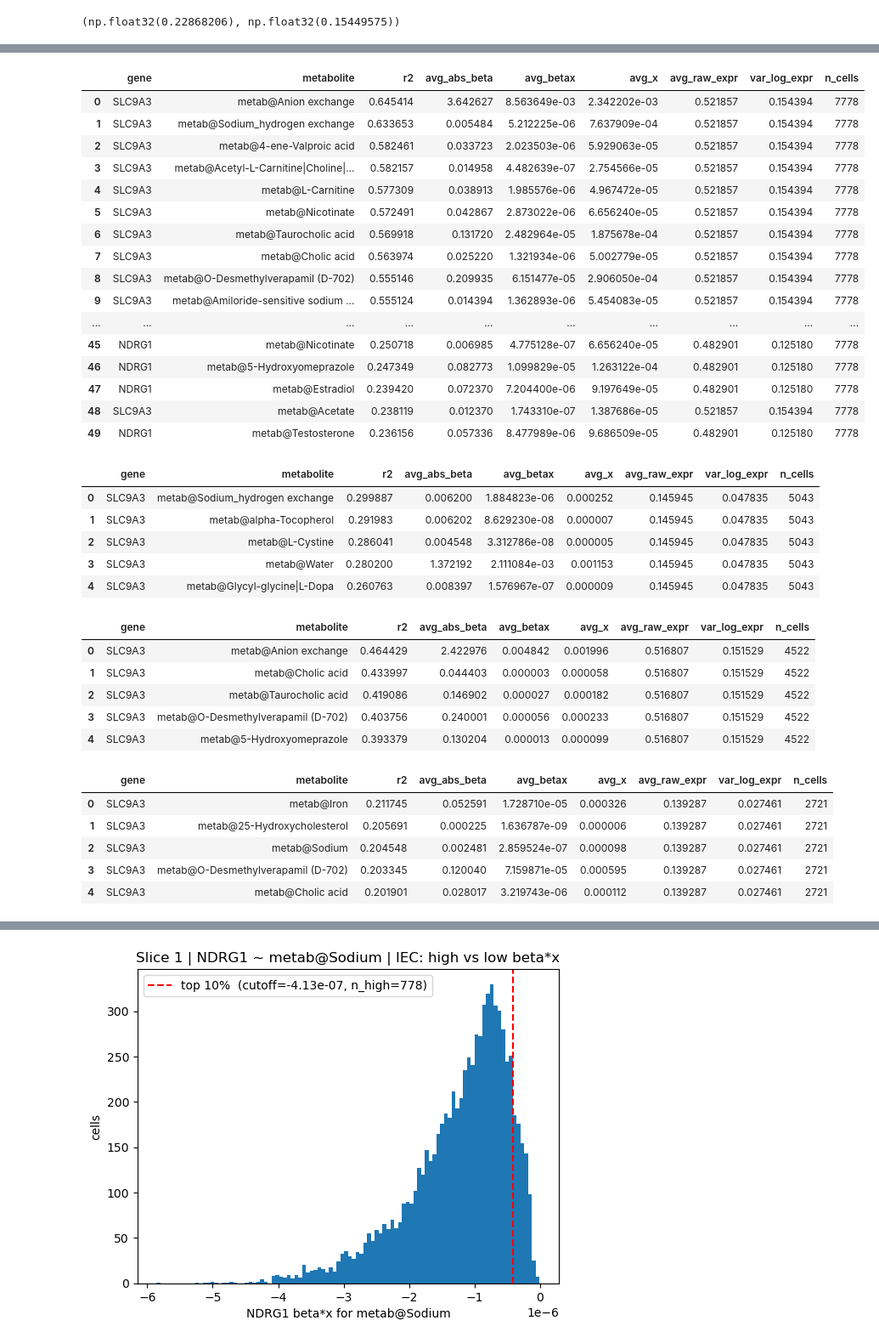
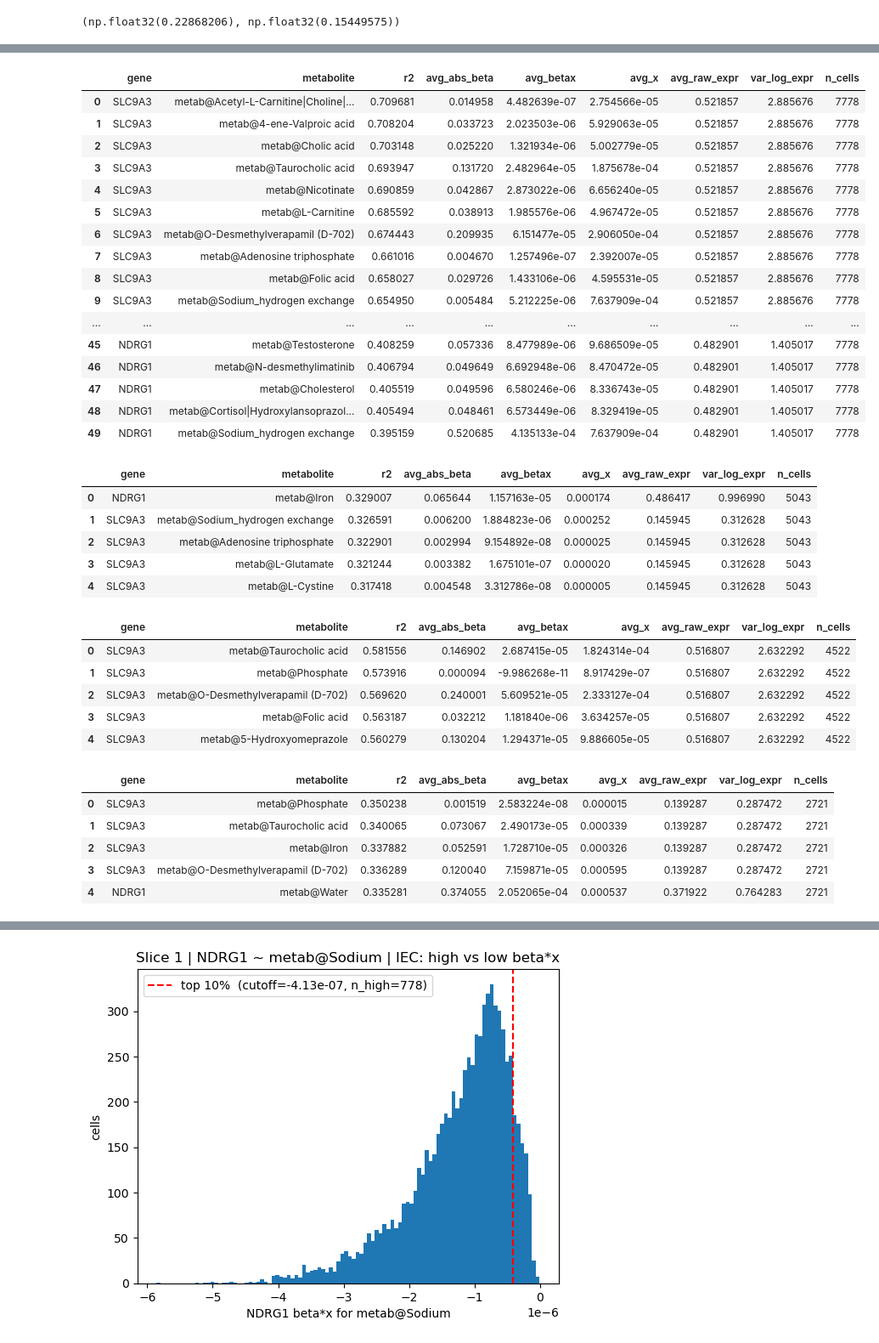
Before and after one commit to fosterea/MetabTravLR, a Jupyter notebook: metab_processing/Analysis/Foster/alexi_uc_NDRG1.ipynb, the cells around one changed output, grey strips where cells are left out. Shown at 85% size. Saved outputs shown, nothing was run; the diff lists cells and outputs as text; code cells hidden in the pictures.

```diff
--- a/metab_processing/Analysis/Foster/alexi_uc_NDRG1.ipynb
+++ b/metab_processing/Analysis/Foster/alexi_uc_NDRG1.ipynb
@@ -352,14 +352,14 @@ plot_density_scatter(
 #   avg_raw_expr -- mean of RAW counts        (adata.X)          -- same for a gene's metabs
 #   var_log_expr -- variance of LOG expression (log_normalized_counts) -- same for a gene's metabs
 # NaN betas/expression dropped per pair; <3 valid cells or constant beta*x/expr -> NaN R^2.
-def betax_vs_gene_r2(adata, tier, cell_types=None, genes=None):
+def betax_vs_gene_r2(adata, tier, cell_types=None, genes=None, r_layer='log_normalized_counts'):
     genes = list(adata.uns['betax_modulators']) if genes is None else genes
     sub = adata if cell_types is None else adata[adata.obs[tier].isin(cell_types)]
     x_idx = {m: i for i, m in enumerate(adata.uns['x_metab_modulators'])}
     rows = []
     for g in genes:
         raw = sub[:, g].X.toarray().ravel()                                    # raw counts
-        logx = sub[:, g].layers['log_normalized_counts'].toarray().ravel()     # log-normalized
+        logx = sub[:, g].layers[r_layer].toarray().ravel()     # log-normalized
         avg_raw_expr, var_log_expr = float(np.nanmean(raw)), float(np.nanvar(logx))
         beta = sub.obsm[f'beta_{g}']
         beta_mods = list(adata.uns['beta_modulators'][g])
@@ -381,63 +381,63 @@ def betax_vs_gene_r2(adata, tier, cell_types=None, genes=None):
                          'n_cells': int(m.sum())})
     return pd.DataFrame(rows).sort_values('r2', ascending=False, ignore_index=True)
 # %%
-betax_r2 = betax_vs_gene_r2(adata, TIER, cell_types=[CELL_TYPE])
-betax_r2_slice2 = betax_vs_gene_r2(adata2, TIER, cell_types=[CELL_TYPE])
-betax_r2_slice3 = betax_vs_gene_r2(adata3, TIER, cell_types=[CELL_TYPE])
-betax_r2_slice4 = betax_vs_gene_r2(adata4, TIER, cell_types=[CELL_TYPE])
+betax_r2 = betax_vs_gene_r2(adata, TIER, cell_types=[CELL_TYPE], r_layer='raw_count')
+betax_r2_slice2 = betax_vs_gene_r2(adata2, TIER, cell_types=[CELL_TYPE], r_layer='raw_count')
+betax_r2_slice3 = betax_vs_gene_r2(adata3, TIER, cell_types=[CELL_TYPE], r_layer='raw_count')
+betax_r2_slice4 = betax_vs_gene_r2(adata4, TIER, cell_types=[CELL_TYPE], r_layer='raw_count')
 
 # Re-order by a different field -- uncomment one:
 # betax_r2 = betax_r2.sort_values('avg_abs_beta', ascending=False, ignore_index=True)
 # betax_r2 = betax_r2.sort_values('avg_betax',    ascending=False, ignore_index=True)
 # betax_r2 = betax_r2.sort_values('avg_x',        ascending=False, ignore_index=True)
 # betax_r2 = betax_r2.sort_values('avg_raw_expr', ascending=False, ignore_index=True)
 # betax_r2 = betax_r2.sort_values('var_log_expr', ascending=False, ignore_index=True)
 betax_r2.head(50)
 # %% [output]
 |  | gene | metabolite | r2 | avg_abs_beta | avg_betax | avg_x | avg_raw_expr | var_log_expr | n_cells |
-| 0 | SLC9A3 | metab@Anion exchange | 0.645414 | 3.642627 | 8.563649e-03 | 2.342202e-03 | 0.521857 | 0.154394 | 7778 |
-| 1 | SLC9A3 | metab@Sodium_hydrogen exchange | 0.633653 | 0.005484 | 5.212225e-06 | 7.637909e-04 | 0.521857 | 0.154394 | 7778 |
-| 2 | SLC9A3 | metab@4-ene-Valproic acid | 0.582461 | 0.033723 | 2.023503e-06 | 5.929063e-05 | 0.521857 | 0.154394 | 7778 |
-| 3 | SLC9A3 | metab@Acetyl-L-Carnitine|Choline|... | 0.582157 | 0.014958 | 4.482639e-07 | 2.754566e-05 | 0.521857 | 0.154394 | 7778 |
-| 4 | SLC9A3 | metab@L-Carnitine | 0.577309 | 0.038913 | 1.985576e-06 | 4.967472e-05 | 0.521857 | 0.154394 | 7778 |
-| 5 | SLC9A3 | metab@Nicotinate | 0.572491 | 0.042867 | 2.873022e-06 | 6.656240e-05 | 0.521857 | 0.154394 | 7778 |
-| 6 | SLC9A3 | metab@Taurocholic acid | 0.569918 | 0.131720 | 2.482964e-05 | 1.875678e-04 | 0.521857 | 0.154394 | 7778 |
-| 7 | SLC9A3 | metab@Cholic acid | 0.563974 | 0.025220 | 1.321934e-06 | 5.002779e-05 | 0.521857 | 0.154394 | 7778 |
-| 8 | SLC9A3 | metab@O-Desmethylverapamil (D-702) | 0.555146 | 0.209935 | 6.151477e-05 | 2.906050e-04 | 0.521857 | 0.154394 | 7778 |
-| 9 | SLC9A3 | metab@Amiloride-sensitive sodium ... | 0.555124 | 0.014394 | 1.362893e-06 | 5.454083e-05 | 0.521857 | 0.154394 | 7778 |
+| 0 | SLC9A3 | metab@Acetyl-L-Carnitine|Choline|... | 0.709681 | 0.014958 | 4.482639e-07 | 2.754566e-05 | 0.521857 | 2.885676 | 7778 |
+| 1 | SLC9A3 | metab@4-ene-Valproic acid | 0.708204 | 0.033723 | 2.023503e-06 | 5.929063e-05 | 0.521857 | 2.885676 | 7778 |
+| 2 | SLC9A3 | metab@Cholic acid | 0.703148 | 0.025220 | 1.321934e-06 | 5.002779e-05 | 0.521857 | 2.885676 | 7778 |
+| 3 | SLC9A3 | metab@Taurocholic acid | 0.693947 | 0.131720 | 2.482964e-05 | 1.875678e-04 | 0.521857 | 2.885676 | 7778 |
+| 4 | SLC9A3 | metab@Nicotinate | 0.690859 | 0.042867 | 2.873022e-06 | 6.656240e-05 | 0.521857 | 2.885676 | 7778 |
+| 5 | SLC9A3 | metab@L-Carnitine | 0.685592 | 0.038913 | 1.985576e-06 | 4.967472e-05 | 0.521857 | 2.885676 | 7778 |
+| 6 | SLC9A3 | metab@O-Desmethylverapamil (D-702) | 0.674443 | 0.209935 | 6.151477e-05 | 2.906050e-04 | 0.521857 | 2.885676 | 7778 |
+| 7 | SLC9A3 | metab@Adenosine triphosphate | 0.661016 | 0.004670 | 1.257496e-07 | 2.392007e-05 | 0.521857 | 2.885676 | 7778 |
+| 8 | SLC9A3 | metab@Folic acid | 0.658027 | 0.029726 | 1.433106e-06 | 4.595531e-05 | 0.521857 | 2.885676 | 7778 |
+| 9 | SLC9A3 | metab@Sodium_hydrogen exchange | 0.654950 | 0.005484 | 5.212225e-06 | 7.637909e-04 | 0.521857 | 2.885676 | 7778 |
 | ... | ... | ... | ... | ... | ... | ... | ... | ... | ... |
-| 45 | NDRG1 | metab@Nicotinate | 0.250718 | 0.006985 | 4.775128e-07 | 6.656240e-05 | 0.482901 | 0.125180 | 7778 |
-| 46 | NDRG1 | metab@5-Hydroxyomeprazole | 0.247349 | 0.082773 | 1.099829e-05 | 1.263122e-04 | 0.482901 | 0.125180 | 7778 |
-| 47 | NDRG1 | metab@Estradiol | 0.239420 | 0.072370 | 7.204400e-06 | 9.197649e-05 | 0.482901 | 0.125180 | 7778 |
-| 48 | SLC9A3 | metab@Acetate | 0.238119 | 0.012370 | 1.743310e-07 | 1.387686e-05 | 0.521857 | 0.154394 | 7778 |
-| 49 | NDRG1 | metab@Testosterone | 0.236156 | 0.057336 | 8.477989e-06 | 9.686509e-05 | 0.482901 | 0.125180 | 7778 |
+| 45 | NDRG1 | metab@Testosterone | 0.408259 | 0.057336 | 8.477989e-06 | 9.686509e-05 | 0.482901 | 1.405017 | 7778 |
+| 46 | NDRG1 | metab@N-desmethylimatinib | 0.406794 | 0.049649 | 6.692948e-06 | 8.470472e-05 | 0.482901 | 1.405017 | 7778 |
+| 47 | NDRG1 | metab@Cholesterol | 0.405519 | 0.049596 | 6.580246e-06 | 8.336743e-05 | 0.482901 | 1.405017 | 7778 |
+| 48 | NDRG1 | metab@Cortisol|Hydroxylansoprazol... | 0.405494 | 0.048461 | 6.573449e-06 | 8.329419e-05 | 0.482901 | 1.405017 | 7778 |
+| 49 | NDRG1 | metab@Sodium_hydrogen exchange | 0.395159 | 0.520685 | 4.135133e-04 | 7.637909e-04 | 0.482901 | 1.405017 | 7778 |
 # %%
 betax_r2_slice2.head(5)
 # %% [output]
 |  | gene | metabolite | r2 | avg_abs_beta | avg_betax | avg_x | avg_raw_expr | var_log_expr | n_cells |
-| 0 | SLC9A3 | metab@Sodium_hydrogen exchange | 0.299887 | 0.006200 | 1.884823e-06 | 0.000252 | 0.145945 | 0.047835 | 5043 |
-| 1 | SLC9A3 | metab@alpha-Tocopherol | 0.291983 | 0.006202 | 8.629230e-08 | 0.000007 | 0.145945 | 0.047835 | 5043 |
-| 2 | SLC9A3 | metab@L-Cystine | 0.286041 | 0.004548 | 3.312786e-08 | 0.000005 | 0.145945 | 0.047835 | 5043 |
-| 3 | SLC9A3 | metab@Water | 0.280200 | 1.372192 | 2.111084e-03 | 0.001153 | 0.145945 | 0.047835 | 5043 |
-| 4 | SLC9A3 | metab@Glycyl-glycine|L-Dopa | 0.260763 | 0.008397 | 1.576967e-07 | 0.000009 | 0.145945 | 0.047835 | 5043 |
+| 0 | NDRG1 | metab@Iron | 0.329007 | 0.065644 | 1.157163e-05 | 0.000174 | 0.486417 | 0.996990 | 5043 |
+| 1 | SLC9A3 | metab@Sodium_hydrogen exchange | 0.326591 | 0.006200 | 1.884823e-06 | 0.000252 | 0.145945 | 0.312628 | 5043 |
+| 2 | SLC9A3 | metab@Adenosine triphosphate | 0.322901 | 0.002994 | 9.154892e-08 | 0.000025 | 0.145945 | 0.312628 | 5043 |
+| 3 | SLC9A3 | metab@L-Glutamate | 0.321244 | 0.003382 | 1.675101e-07 | 0.000020 | 0.145945 | 0.312628 | 5043 |
+| 4 | SLC9A3 | metab@L-Cystine | 0.317418 | 0.004548 | 3.312786e-08 | 0.000005 | 0.145945 | 0.312628 | 5043 |
 # %%
 betax_r2_slice3.head(5)
 # %% [output]
 |  | gene | metabolite | r2 | avg_abs_beta | avg_betax | avg_x | avg_raw_expr | var_log_expr | n_cells |
-| 0 | SLC9A3 | metab@Anion exchange | 0.464429 | 2.422976 | 0.004842 | 0.001996 | 0.516807 | 0.151529 | 4522 |
-| 1 | SLC9A3 | metab@Cholic acid | 0.433997 | 0.044403 | 0.000003 | 0.000058 | 0.516807 | 0.151529 | 4522 |
-| 2 | SLC9A3 | metab@Taurocholic acid | 0.419086 | 0.146902 | 0.000027 | 0.000182 | 0.516807 | 0.151529 | 4522 |
-| 3 | SLC9A3 | metab@O-Desmethylverapamil (D-702) | 0.403756 | 0.240001 | 0.000056 | 0.000233 | 0.516807 | 0.151529 | 4522 |
-| 4 | SLC9A3 | metab@5-Hydroxyomeprazole | 0.393379 | 0.130204 | 0.000013 | 0.000099 | 0.516807 | 0.151529 | 4522 |
+| 0 | SLC9A3 | metab@Taurocholic acid | 0.581556 | 0.146902 | 2.687415e-05 | 1.824314e-04 | 0.516807 | 2.632292 | 4522 |
+| 1 | SLC9A3 | metab@Phosphate | 0.573916 | 0.000094 | -9.986268e-11 | 8.917429e-07 | 0.516807 | 2.632292 | 4522 |
+| 2 | SLC9A3 | metab@O-Desmethylverapamil (D-702) | 0.569620 | 0.240001 | 5.609521e-05 | 2.333127e-04 | 0.516807 | 2.632292 | 4522 |
+| 3 | SLC9A3 | metab@Folic acid | 0.563187 | 0.032212 | 1.181840e-06 | 3.634257e-05 | 0.516807 | 2.632292 | 4522 |
+| 4 | SLC9A3 | metab@5-Hydroxyomeprazole | 0.560279 | 0.130204 | 1.294371e-05 | 9.886605e-05 | 0.516807 | 2.632292 | 4522 |
 # %%
 betax_r2_slice4.head(5)
 # %% [output]
 |  | gene | metabolite | r2 | avg_abs_beta | avg_betax | avg_x | avg_raw_expr | var_log_expr | n_cells |
-| 0 | SLC9A3 | metab@Iron | 0.211745 | 0.052591 | 1.728710e-05 | 0.000326 | 0.139287 | 0.027461 | 2721 |
-| 1 | SLC9A3 | metab@25-Hydroxycholesterol | 0.205691 | 0.000225 | 1.636787e-09 | 0.000006 | 0.139287 | 0.027461 | 2721 |
-| 2 | SLC9A3 | metab@Sodium | 0.204548 | 0.002481 | 2.859524e-07 | 0.000098 | 0.139287 | 0.027461 | 2721 |
-| 3 | SLC9A3 | metab@O-Desmethylverapamil (D-702) | 0.203345 | 0.120040 | 7.159871e-05 | 0.000595 | 0.139287 | 0.027461 | 2721 |
-| 4 | SLC9A3 | metab@Cholic acid | 0.201901 | 0.028017 | 3.219743e-06 | 0.000112 | 0.139287 | 0.027461 | 2721 |
+| 0 | SLC9A3 | metab@Phosphate | 0.350238 | 0.001519 | 2.583224e-08 | 0.000015 | 0.139287 | 0.287472 | 2721 |
+| 1 | SLC9A3 | metab@Taurocholic acid | 0.340065 | 0.073067 | 2.490173e-05 | 0.000339 | 0.139287 | 0.287472 | 2721 |
+| 2 | SLC9A3 | metab@Iron | 0.337882 | 0.052591 | 1.728710e-05 | 0.000326 | 0.139287 | 0.287472 | 2721 |
+| 3 | SLC9A3 | metab@O-Desmethylverapamil (D-702) | 0.336289 | 0.120040 | 7.159871e-05 | 0.000595 | 0.139287 | 0.287472 | 2721 |
+| 4 | NDRG1 | metab@Water | 0.335281 | 0.374055 | 2.052065e-04 | 0.000537 | 0.371922 | 0.764283 | 2721 |
 # %%
 # Reshape any per-pair table into a gene x metabolite grid and colour it (a heat map).
 # NaN cells (a metabolite that isn't a modulator for that gene) are left blank.
```
Also changed, not shown: parts of 5 cells of this notebook.
